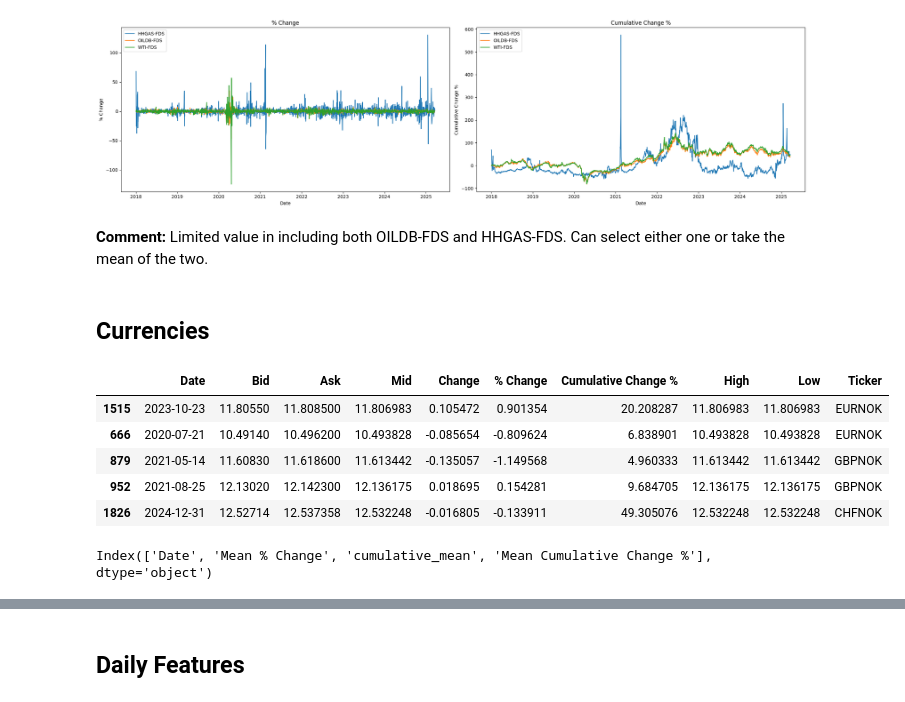
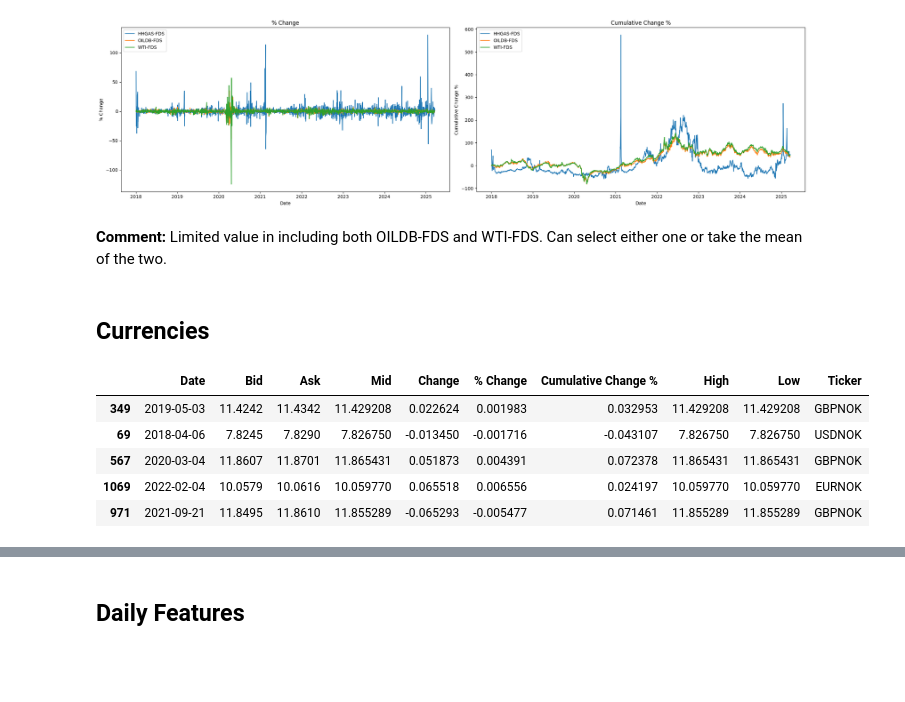
Before and after one commit to hkkvaeru/tio4317-project, a Jupyter notebook: Notebooks/Hans.ipynb, the cells around one changed output, grey strips where cells are left out. Drawn from its saved outputs; the diff is of its cells as text; code cells hidden in the pictures; blank space fills up the shorter version.

```diff
--- a/main.ipynb
+++ b/Notebooks/Hans.ipynb
@@ -89,6 +89,9 @@ commodities = pd.concat([load_dataframe(x, x.split("/")[-1].split("-PRICE")[0].s
 output_path = 'Data/Processed/DAILY_COMMODITY_PRICES.xlsx'
 commodities.to_excel(output_path, index=False)
 
+for col in [x for x in commodities.columns if '%' in x]:
+    commodities[col] /= 100
+
 commodities.sample(5)
 # %% [output]
 |  | Date | Price | Change | % Change | Cumulative Change % | Ticker |
@@ -113,24 +116,27 @@ plt.show()
 # %% [output]
 [figure]
 # %% [markdown]
-**Comment:** Limited value in including both OILDB-FDS and HHGAS-FDS. Can select either one or take the mean of the two.
+**Comment:** Limited value in including both OILDB-FDS and WTI-FDS. Can select either one or take the mean of the two.
 # %% [markdown]
 ## Currencies
 # %%
 data_dir = 'Data/Raw/Factset/CURRENCIES/SPOT'
 paths = [os.path.join(data_dir, x) for x in os.listdir(data_dir) if x.endswith(".xlsx")]
 
 currencies = pd.concat([load_dataframe(x, x.split("/")[-1].split("-HISTORY")[0].strip()) for x in paths])
 
 output_path = 'Data/Processed/DAILY_EXCHANGE_RATES.xlsx'
 currencies.to_excel(output_path, index=False)
 
+for col in [x for x in currencies.columns if '%' in x]:
+    currencies[col] /= 100
+
 currencies.sample(5)
 # %% [output]
 |  | Date | Bid | Ask | Mid | Change | % Change | Cumulative Change % | High | Low | Ticker |
-| 1515 | 2023-10-23 | 11.80550 | 11.808500 | 11.806983 | 0.105472 | 0.901354 | 20.208287 | 11.806983 | 11.806983 | EURNOK |
-| 666 | 2020-07-21 | 10.49140 | 10.496200 | 10.493828 | -0.085654 | -0.809624 | 6.838901 | 10.493828 | 10.493828 | EURNOK |
-| 879 | 2021-05-14 | 11.60830 | 11.618600 | 11.613442 | -0.135057 | -1.149568 | 4.960333 | 11.613442 | 11.613442 | GBPNOK |
-| 952 | 2021-08-25 | 12.13020 | 12.142300 | 12.136175 | 0.018695 | 0.154281 | 9.684705 | 12.136175 | 12.136175 | GBPNOK |
-| 1826 | 2024-12-31 | 12.52714 | 12.537358 | 12.532248 | -0.016805 | -0.133911 | 49.305076 | 12.532248 | 12.532248 | CHFNOK |
+| 349 | 2019-05-03 | 11.4242 | 11.4342 | 11.429208 | 0.022624 | 0.001983 | 0.032953 | 11.429208 | 11.429208 | GBPNOK |
+| 69 | 2018-04-06 | 7.8245 | 7.8290 | 7.826750 | -0.013450 | -0.001716 | -0.043107 | 7.826750 | 7.826750 | USDNOK |
+| 567 | 2020-03-04 | 11.8607 | 11.8701 | 11.865431 | 0.051873 | 0.004391 | 0.072378 | 11.865431 | 11.865431 | GBPNOK |
+| 1069 | 2022-02-04 | 10.0579 | 10.0616 | 10.059770 | 0.065518 | 0.006556 | 0.024197 | 10.059770 | 10.059770 | EURNOK |
+| 971 | 2021-09-21 | 11.8495 | 11.8610 | 11.855289 | -0.065293 | -0.005477 | 0.071461 | 11.855289 | 11.855289 | GBPNOK |
 # %%
@@ -145,7 +153,3 @@ mean_df.rename(columns={'daily_mean': 'Mean % Change', 'Cumulative Mean': 'Mean
-# %%
-mean_df.columns
-# %% [output]
-Index(['Date', 'Mean % Change', 'cumulative_mean', 'Mean Cumulative Change %'], dtype='object')
 # %%
 fig, axes = plt.subplots(2,2, figsize=(22,12), sharey=True)
 
```
Also changed, not shown: parts of 5 cells of this notebook, 9 other files.
